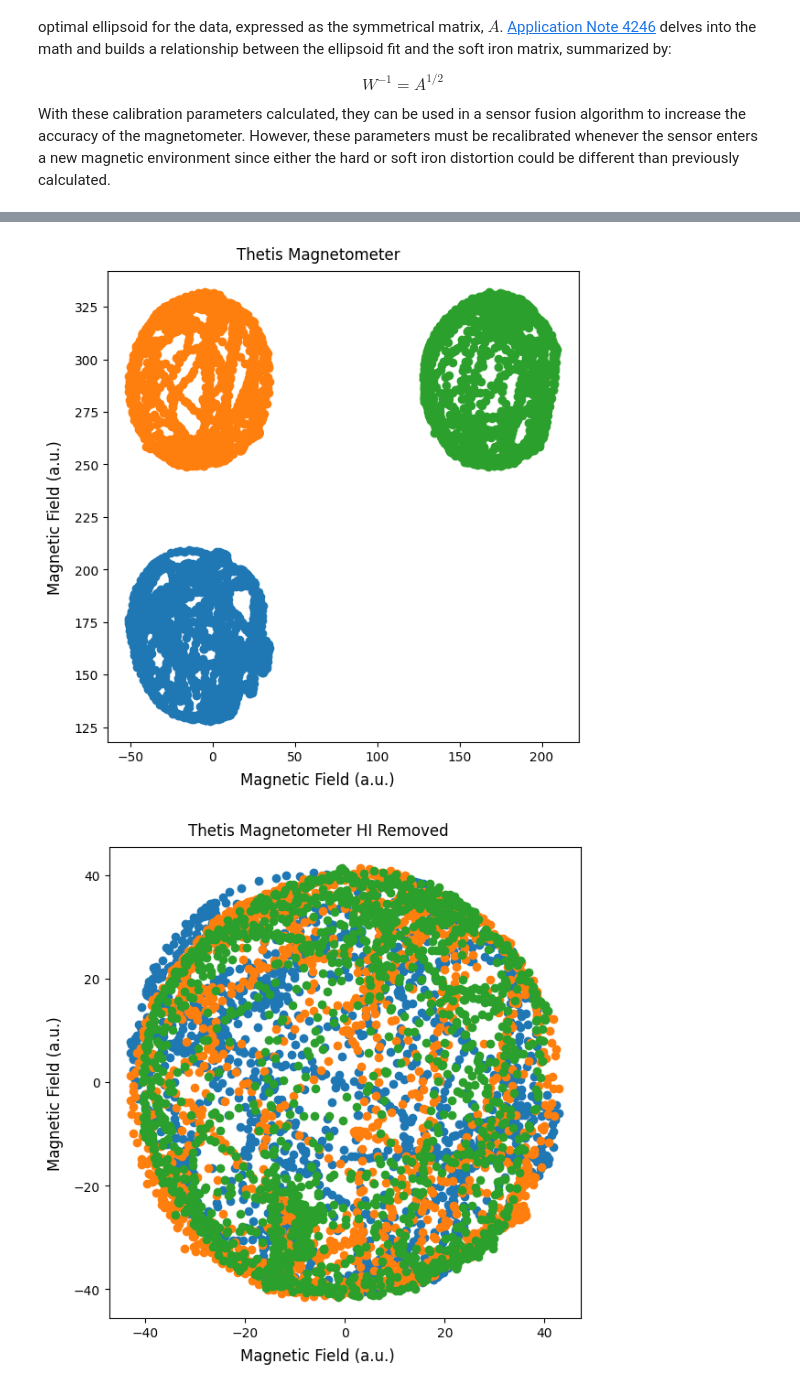
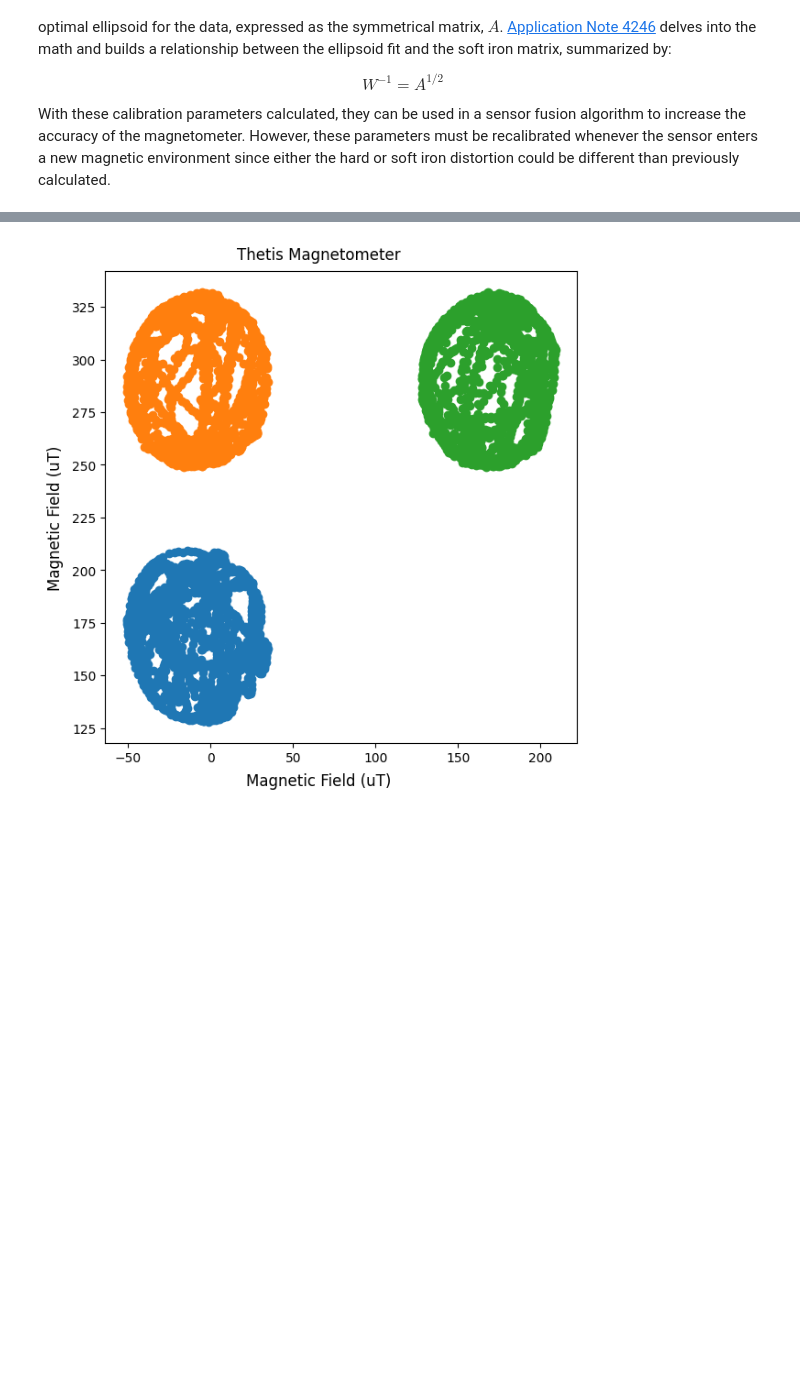
Before and after one commit to Legohead259/Thetis-Scripts, a Jupyter notebook: calibration/calibration.ipynb, the cells around one changed output, grey strips where cells are left out. Cells and saved outputs as stored; diff of their text form; code cells hidden in the pictures; blank space fills up the shorter version.

```diff
--- a/calibration/calibration.ipynb
+++ b/calibration/calibration.ipynb
@@ -17,7 +17,7 @@ from matplotlib.backends.backend_pdf import PdfPages  # Add this import
 from scipy.stats import zscore
 
 # Define the input and output directories
-CALIBRATION_DATA_ROOT_DIR   = "C:/Users/bduffy2018/OneDrive - Florida Institute of Technology/School/Thesis/Experiments/Calibration/x-IMU3"
+CALIBRATION_DATA_ROOT_DIR   = "C:/Users/bduffy2018/OneDrive - Florida Institute of Technology/School/Thesis/Experiments/Calibration/"
 RAW_OUTPUT_PATH             = 'output/raw/'
 PRELIMINARY_OUTPUT_PATH     = 'output/prelim/'
 INTERMEDIATE_OUTPUT_PATH    = 'output/intermediate/'
@@ -108,7 +108,7 @@ for sensor_dir in os.listdir(CALIBRATION_DATA_ROOT_DIR):
         if axis == "x-axis":
             ground_truth_value = np.array([-1 * math.cos(math.radians(float(ground_truth_name))), -1 * math.sin(math.radians(float(ground_truth_name))), 0]) # X, Y, Z
         elif axis == "y-axis":
-            ground_truth_value = np.array([1 * math.sin(math.radians(float(ground_truth_name))), 1 * math.cos(math.radians(float(ground_truth_name))), 0]) # X, Y, Z
+            ground_truth_value = np.array([-1 * math.sin(math.radians(float(ground_truth_name))), -1 * math.cos(math.radians(float(ground_truth_name))), 0]) # X, Y, Z
         elif axis == "z-axis":
             ground_truth_value = np.array([-1 * math.cos(math.radians(float(ground_truth_name))), 0, -1 * math.cos(math.radians(float(ground_truth_name)))]) # X, Y, Z
 
@@ -192,7 +192,7 @@ for sensor_dir in os.listdir(CALIBRATION_DATA_ROOT_DIR):
 Here, we will process the raw data into windows that are more usable for future calculations. We will also create plots of the raw data with the windows represented.
 # %%
 # Define the size of series windows
-SAMPLE_RATE         = 50                            # Data captured at ~F Hz sample rate
+SAMPLE_RATE         = 64                            # Data captured at ~F Hz sample rate
 WINDOW_SIZE_SEC     = 15                            # Capture ~N-seconds of data
 WINDOW_SIZE = SAMPLE_RATE * WINDOW_SIZE_SEC # Calculate number of indexes required for the window
 
@@ -220,8 +220,8 @@ for calibration_dataset in calibration_data:
         df["Timestamp (us)"] = pd.to_datetime(df['Timestamp (us)'], unit='us')
         df.set_index("Timestamp (us)", inplace=True)
 
-        if device['device_name'] == "x-IMU3": # Downsample x-IMU3 data to 50 Hz
-            df = df.resample('20L').mean()
+        # if device['device_name'] == "x-IMU3": # Downsample x-IMU3 data to 50 Hz
+        #     df = df.resample('20L').mean()
 
         # Save data to device dictionary before modification
         time_df = df.index
@@ -753,6 +773,9 @@ for calibration_dataset in calibration_data:
 
         # if device["device_name"] == "Thetis": # Convert Thetis measurements from uT to a.u.
         #     df[["X Axis (a.u.)", "Y Axis (a.u.)", "Z Axis (a.u.)"]] /= np.linalg.norm(calibration_dataset["ground_truth_value"])
+
+        if device["device_name"] == "x-IMU3": # Convert x-IMU3 measurements from a.u. to uT
+            df[["X Axis (a.u.)", "Y Axis (a.u.)", "Z Axis (a.u.)"]] *= 50
 
         # Save data to device dictionary before modification
         time_df = df.index
@@ -794,8 +817,8 @@ for calibration_dataset in calibration_data:
         ax.set_title(f"{device['device_name']}")
 
     fig.suptitle(f"Magnetometer Data | {calibration_dataset['ground_truth_name']}")
-    fig.supxlabel("Magnetic Field (a.u.)")
-    fig.supylabel("Magnetic Field (a.u.)")
+    fig.supxlabel("Magnetic Field (uT)")
+    fig.supylabel("Magnetic Field (uT)")
 
     # plt.show()
 
@@ -816,7 +839,7 @@ offset_y = (np.max(mag_data[:, 1]) + np.min(mag_data[:, 1])) / 2
 offset_z = (np.max(mag_data[:, 2]) + np.min(mag_data[:, 2])) / 2
 
 hard_iron_offset = np.array([offset_x, offset_y, offset_z])
-# print(hard_iron_offset) # Debug
+print(hard_iron_offset) # Debug
 
 mag_data_hid_removed = np.subtract(mag_data, hard_iron_offset)
 
@@ -827,8 +850,8 @@ ax.scatter(mag_data[:, 1], mag_data[:, 2], label="YZ")
 ax.set_box_aspect(1)
 
 fig.suptitle("Thetis Magnetometer")
-fig.supxlabel("Magnetic Field (a.u.)")
-fig.supylabel("Magnetic Field (a.u.)")
+fig.supxlabel("Magnetic Field (uT)")
+fig.supylabel("Magnetic Field (uT)")
 
 fig, ax = plt.subplots(1,1, figsize=(6,6), layout='constrained')
 ax.scatter(mag_data_hid_removed[:, 0], mag_data_hid_removed[:, 1], label="XY")
@@ -837,14 +860,14 @@ ax.scatter(mag_data_hid_removed[:, 1], mag_data_hid_removed[:, 2], label="YZ")
 ax.set_box_aspect(1)
 
 fig.suptitle("Thetis Magnetometer HI Removed")
-fig.supxlabel("Magnetic Field (a.u.)")
-fig.supylabel("Magnetic Field (a.u.)")
+fig.supxlabel("Magnetic Field (uT)")
+fig.supylabel("Magnetic Field (uT)")
 
-plt.show()
+# plt.show()
 
-# FIG_OUTPUT_PATH = PRELIMINARY_OUTPUT_PATH + "mag_hard_iron_removed.png"
-# if not os.path.exists(FIG_OUTPUT_PATH): # Check if output already exists to save execution time
-#     fig.savefig(FIG_OUTPUT_PATH)
+FIG_OUTPUT_PATH = PRELIMINARY_OUTPUT_PATH + "mag_hard_iron_removed.png"
+if not os.path.exists(FIG_OUTPUT_PATH): # Check if output already exists to save execution time
+    fig.savefig(FIG_OUTPUT_PATH)
 
 # Close the figures to save memory
 plt.close(fig)
@@ -933,8 +956,8 @@ print(A_1)
 # cal_mag_data = np.array([np.subtract(np.multiply(A_1, measurement), hard_iron_offset) for measurement in mag_data])
 # print(np.squeeze(A_1_mc, axis=-1))
 cal_mag_data = np.matmul((mag_data - hard_iron_offset), A_1)
-print(np.matmul(mag_data, A_1).shape)
-print(cal_mag_data.shape)
+# print(np.matmul(mag_data, A_1).shape)
+# print(cal_mag_data.shape)
 
 fig, ax = plt.subplots(1,1, figsize=(6,6), layout='constrained')
 ax.scatter(cal_mag_data[:, 0], cal_mag_data[:, 1], label="XY")
@@ -942,7 +965,39 @@ ax.scatter(cal_mag_data[:, 0], cal_mag_data[:, 2], label="XZ")
 ax.scatter(cal_mag_data[:, 1], cal_mag_data[:, 2], label="YZ")
 ax.set_box_aspect(1)
 
-fig.suptitle("Thetis Magnetometer HI Removed")
-fig.supxlabel("Magnetic Field (a.u.)")
-fig.supylabel("Magnetic Field (a.u.)")
+fig.suptitle("Thetis Magnetometer SI Removed")
+fig.supxlabel("Magnetic Field (uT)")
+fig.supylabel("Magnetic Field (uT)")
+
+# plt.show()
+
+FIG_OUTPUT_PATH = PRELIMINARY_OUTPUT_PATH + "mag_soft_iron_removed.png"
+if not os.path.exists(FIG_OUTPUT_PATH): # Check if output already exists to save execution time
+    fig.savefig(FIG_OUTPUT_PATH)
+
+# Close the figures to save memory
+plt.close(fig)
+
+
+# =============================
+# === CALCULATE RMSE VALUES ===
+# =============================
+
+
+def percent_error(arr1, arr2):
+    return np.divide(np.abs(arr1 - arr2), arr2) * 100
+
+print(mag_data_hid_removed.shape)
+print(np.linalg.norm(mag_data_hid_removed, axis=1).shape)
+print(RMSE(np.linalg.norm(mag_data_hid_removed, axis=1), 45))
+print(np.mean(percent_error(np.linalg.norm(mag_data_hid_removed, axis=1), 45)))
+xIMU3_mag_data = np.vstack([dataset["devices"][1]["windowed_data"] for dataset in calibration_data if dataset["sensor_name"] == "Magnetometer" and dataset["axis"] == "A"])
+thetis_mag_data = mag_data_hid_removed[0:xIMU3_mag_data.shape[0]]
+print(xIMU3_mag_data.shape)
+print(thetis_mag_data.shape)
+print(RMSE(np.linalg.norm(xIMU3_mag_data, axis=1), np.linalg.norm(thetis_mag_data, axis=1)))
+print(np.mean(percent_error(np.linalg.norm(thetis_mag_data, axis=1), np.linalg.norm(xIMU3_mag_data, axis=1))))
+print()
+print(RMSE(np.linalg.norm(xIMU3_mag_data, axis=1), 45))
+print(np.mean(percent_error(np.linalg.norm(xIMU3_mag_data, axis=1), 45)))
 # %% [output]
@@ -949,2 +1018 @@ fig.supylabel("Magnetic Field (a.u.)")
-[figure, old version]
+[figure, new version]
-[figure, removed]
```
Also changed, not shown: parts of 3 cells of this notebook, 58 other files.
